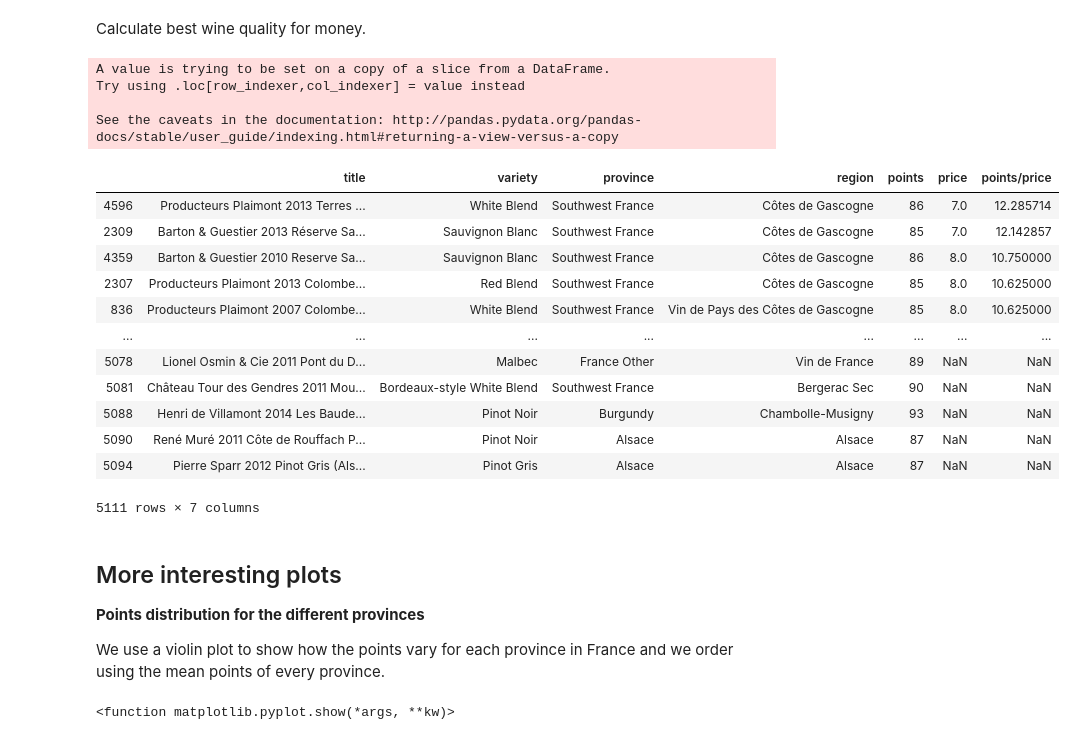
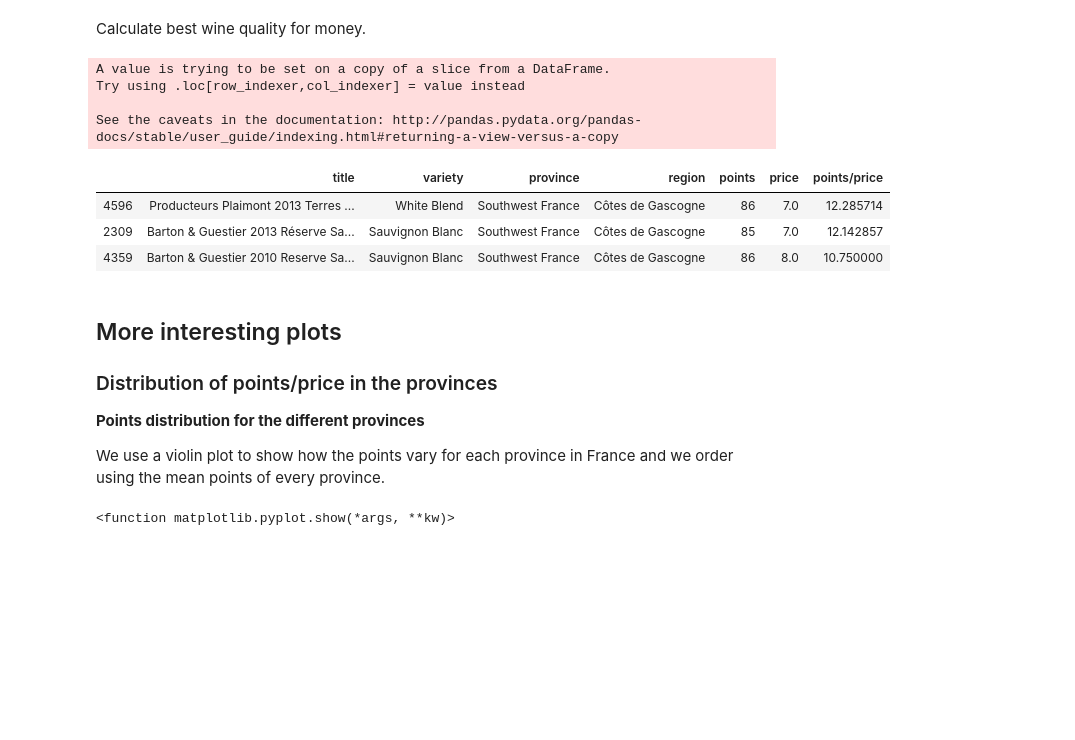
Before and after one commit to com-480-data-visualization/com-480-project-lesvizerables, a Jupyter notebook: Milestone1.ipynb, the cells around one changed output. Saved outputs shown, nothing was run; the diff lists cells and outputs as text; code cells hidden in the pictures; blank space fills up the shorter version.

```diff
--- a/Milestone1.ipynb
+++ b/Milestone1.ipynb
@@ -347,28 +340,21 @@ Calculate best wine quality for money.
 # %%
 bestValue = wines_lim[['title', 'variety', 'province', 'region', 'points', 'price']]
 bestValue['points/price'] = wines_lim['points'] / wines_lim['price']
 bestValue = bestValue.sort_values(by=['points/price'], ascending=False)
-bestValue
+bestValue.head(3)
 # %% [output]
 A value is trying to be set on a copy of a slice from a DataFrame.
 Try using .loc[row_indexer,col_indexer] = value instead
 
 See the caveats in the documentation: http://pandas.pydata.org/pandas-docs/stable/user_guide/indexing.html#returning-a-view-versus-a-copy
 |  | title | variety | province | region | points | price | points/price |
 | 4596 | Producteurs Plaimont 2013 Terres ... | White Blend | Southwest France | Côtes de Gascogne | 86 | 7.0 | 12.285714 |
 | 2309 | Barton & Guestier 2013 Réserve Sa... | Sauvignon Blanc | Southwest France | Côtes de Gascogne | 85 | 7.0 | 12.142857 |
 | 4359 | Barton & Guestier 2010 Reserve Sa... | Sauvignon Blanc | Southwest France | Côtes de Gascogne | 86 | 8.0 | 10.750000 |
-| 2307 | Producteurs Plaimont 2013 Colombe... | Red Blend | Southwest France | Côtes de Gascogne | 85 | 8.0 | 10.625000 |
-| 836 | Producteurs Plaimont 2007 Colombe... | White Blend | Southwest France | Vin de Pays des Côtes de Gascogne | 85 | 8.0 | 10.625000 |
-| ... | ... | ... | ... | ... | ... | ... | ... |
-| 5078 | Lionel Osmin & Cie 2011 Pont du D... | Malbec | France Other | Vin de France | 89 | NaN | NaN |
-| 5081 | Château Tour des Gendres 2011 Mou... | Bordeaux-style White Blend | Southwest France | Bergerac Sec | 90 | NaN | NaN |
-| 5088 | Henri de Villamont 2014 Les Baude... | Pinot Noir | Burgundy | Chambolle-Musigny | 93 | NaN | NaN |
-| 5090 | René Muré 2011 Côte de Rouffach P... | Pinot Noir | Alsace | Alsace | 87 | NaN | NaN |
-| 5094 | Pierre Sparr 2012 Pinot Gris (Als... | Pinot Gris | Alsace | Alsace | 87 | NaN | NaN |
-5111 rows × 7 columns
 # %% [markdown]
 ## More interesting plots
+
+### Distribution of points/price in the provinces
 
 **Points distribution for the different provinces**
 
```
Also changed, not shown: parts of 15 cells of this notebook, 7 other files.
